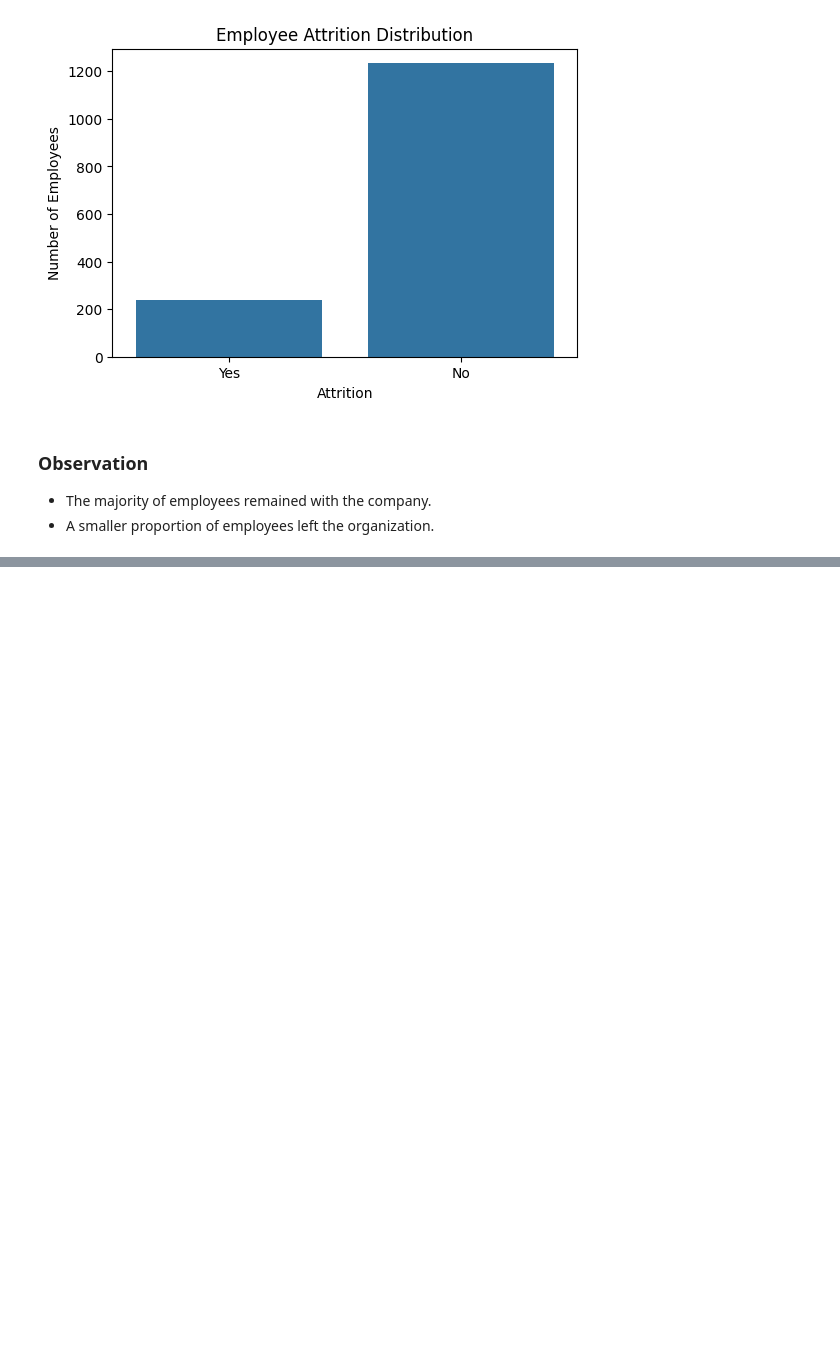
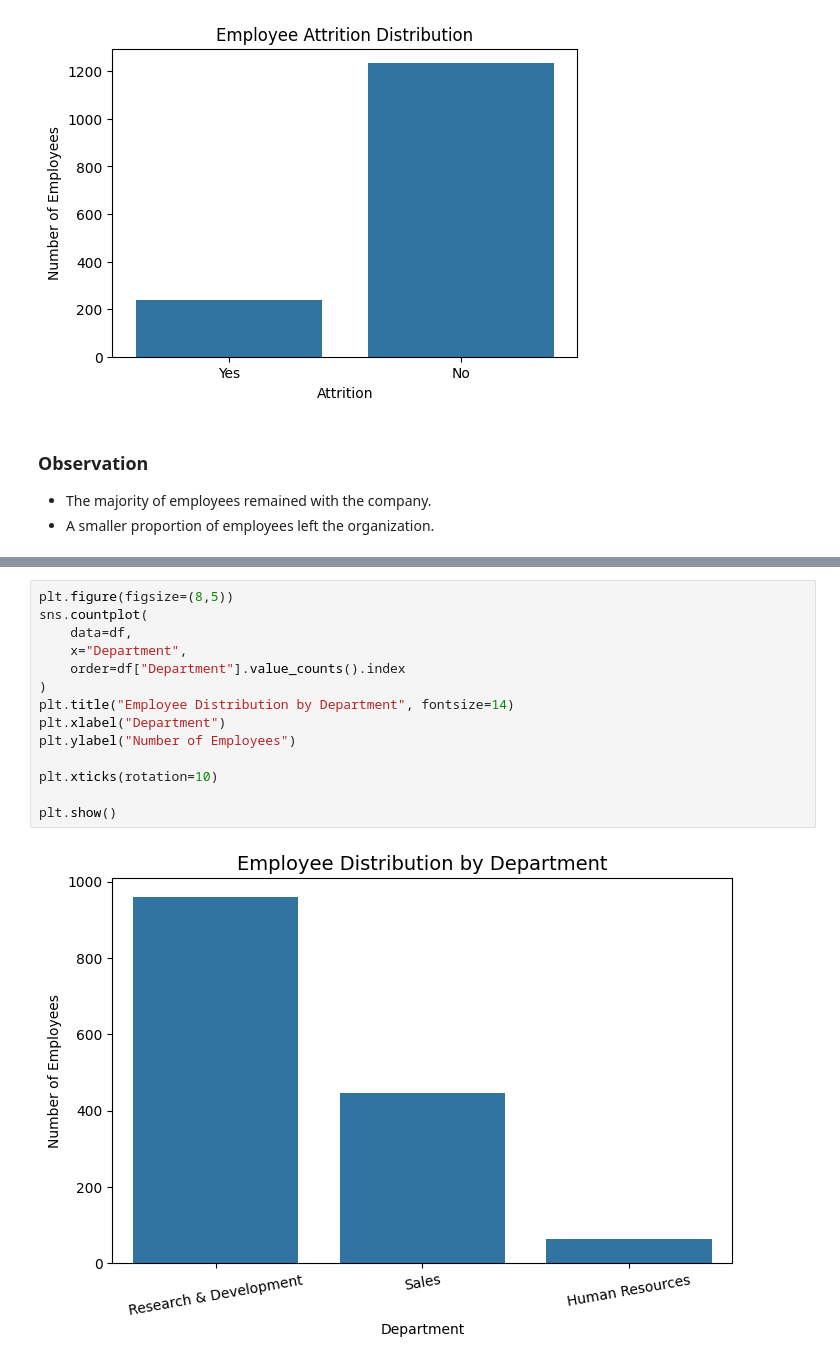
Before and after one commit to UzairPmd/Employee-Attrition-Analysis, a Jupyter notebook: notebooks/03_EDA.ipynb, the cells around one changed output, grey strips where cells are left out. Saved outputs shown, nothing was run; the diff lists cells and outputs as text; blank space fills up the shorter version.

```diff
--- a/notebooks/03_EDA.ipynb
+++ b/notebooks/03_EDA.ipynb
@@ -72,0 +138,16 @@ plt.show()
+# %%
+plt.figure(figsize=(8,5))
+sns.countplot(
+    data=df,
+    x="Department",
+    order=df["Department"].value_counts().index
+)
+plt.title("Employee Distribution by Department", fontsize=14)
+plt.xlabel("Department")
+plt.ylabel("Number of Employees")
+
+plt.xticks(rotation=10)
+
+plt.show()
+# %% [output]
+[figure, added]
```
Also changed, not shown: parts of 91 cells of this notebook.
